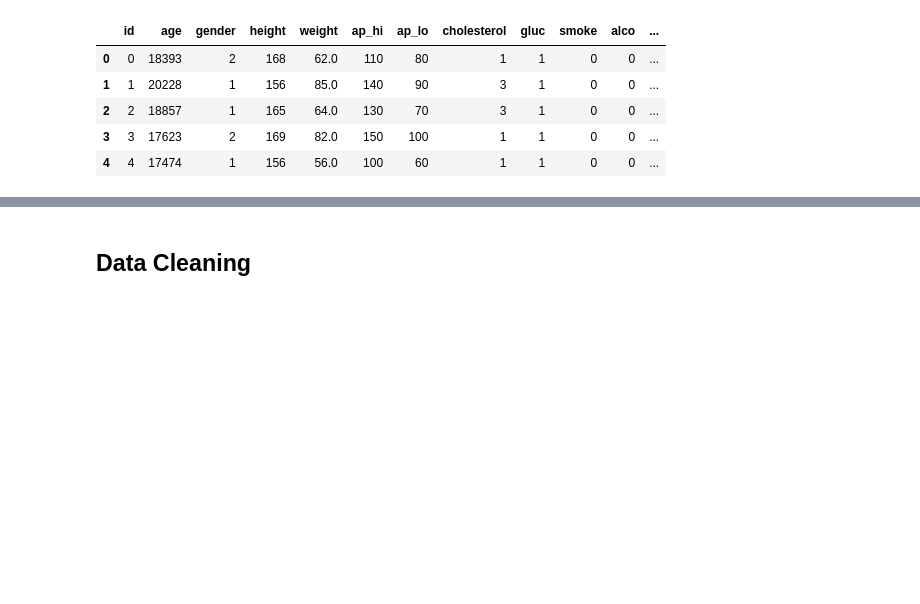
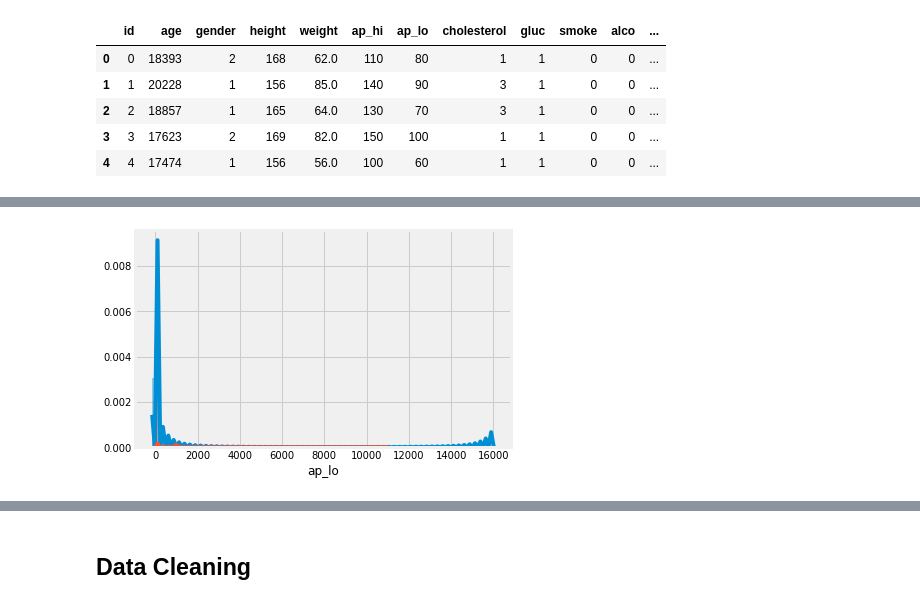
Before and after one commit to Princess-1/ds-3-project, a Jupyter notebook: Module 3 Final Project - Cardiovascular Disease.ipynb, the cells around one changed output, grey strips where cells are left out. Saved outputs shown, nothing was run; the diff lists cells and outputs as text; code cells hidden in the pictures; blank space fills up the shorter version.

```diff
--- a/Module 3 Final Project - Cardiovascular Disease.ipynb
+++ b/Module 3 Final Project - Cardiovascular Disease.ipynb
@@ -66,0 +70,6 @@ sns.pairplot(df[['age', 'cardio']]);
+# %%
+# comparing the kernal density of the relationship between ap_hi (systolic blood pressure) & ap_lo (diastolic blood pressure)
+sns.distplot(df['ap_hi'], kde = True);
+sns.distplot(df['ap_lo'], kde = True);
+# %% [output]
+[figure, added]
```
Also changed, not shown: parts of 16 cells of this notebook.
